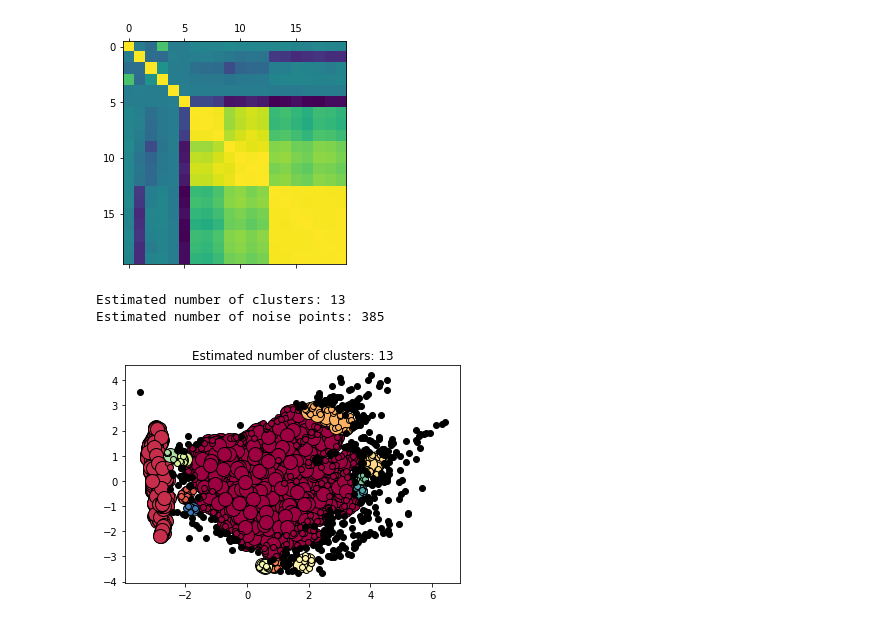
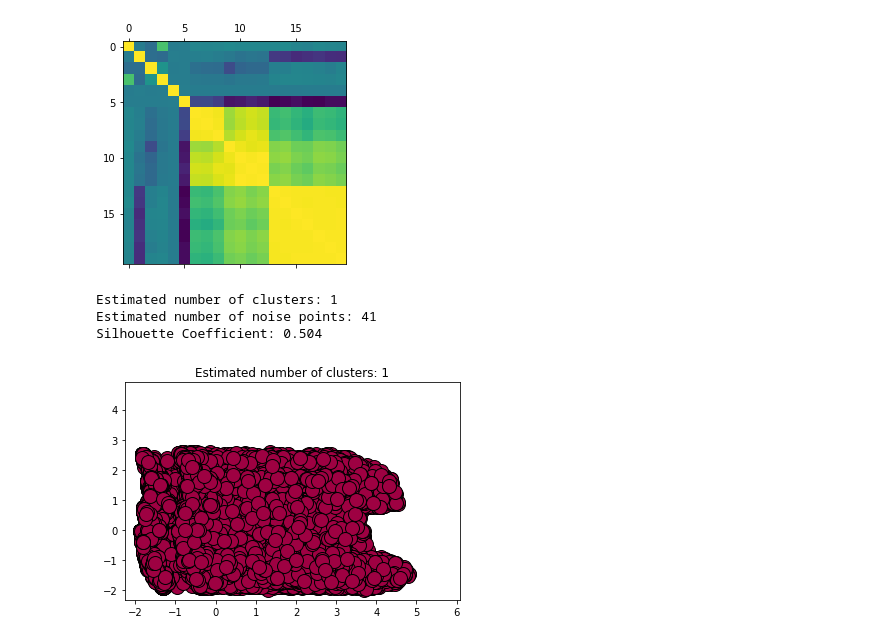
Before and after one commit to joppsterr/iiot-machine-template-generator, a Jupyter notebook: Notebook.ipynb, the cells around one changed output. Drawn from its saved outputs; the diff is of its cells as text; code cells hidden in the pictures.

Commit message:
Updates to clusterer and gitignore

```diff
--- a/Notebook.ipynb
+++ b/Notebook.ipynb
@@ -17,6 +8,15 @@ plt.show()
 # %% [output]
 [figure]
 # %%
+from sklearn import cluster as cl
+from sklearn import metrics
+from sklearn.preprocessing import StandardScaler
+from sklearn.decomposition import PCA
+
+import pandas as pd
+import numpy as np
+import matplotlib.pyplot as plt
+
 def main():
 
     # Read selected dataset
@@ -25,11 +25,14 @@ def main():
     # Select relevant columns of dataset
     # subset = dataset
     # subset = dataset[["Time","CO","Humidity","Temperature","Flow rate","Heater voltage"]]
-    # subset = dataset[["Humidity","Heater voltage"]]
-    subset = corr_df(dataset, 0.8)
+    # subset = dataset[["Time","CO"]]
+    # subset = dataset[["Time","Temperature"]]
+    # subset = dataset[["Time","Flow rate"]]
+    # subset = dataset[["Time","Heater voltage"]]
+    subset = corr_df(dataset, 0.45)
 
     # Reduce rows from 300 000 to specified n
-    small_subset = subset.sample(n=5000)
+    small_subset = subset.sample(n=80000)
 
     # Transform data
     scaled_subset = StandardScaler().fit_transform(small_subset)
@@ -39,7 +42,7 @@ def main():
     pca_subset = pca.fit_transform(scaled_subset)
 
     # Run DBSCAN
-    db = cl.DBSCAN(eps=0.3, min_samples=10).fit(pca_subset)
+    db = cl.DBSCAN(eps=0.5, min_samples=200).fit(pca_subset)
     core_samples_mask = np.zeros_like(db.labels_, dtype=bool)
     core_samples_mask[db.core_sample_indices_] = True
 
@@ -51,7 +54,7 @@ def main():
 
     print('Estimated number of clusters: %d' % n_clusters_)
     print('Estimated number of noise points: %d' % n_noise_)
-    # print("Silhouette Coefficient: %0.3f" % metrics.silhouette_score(pca_subset, labels))
+    print("Silhouette Coefficient: %0.3f" % metrics.silhouette_score(pca_subset, labels))
 
     unique_labels = set(labels)
     colors = [plt.cm.Spectral(each)
@@ -67,7 +70,7 @@ def main():
         plt.plot(xy[:, 0], xy[:, 1], 'o', markerfacecolor=tuple(col), markeredgecolor='k', markersize=14)
 
         xy = pca_subset[class_member_mask & ~core_samples_mask]
-        plt.plot(xy[:, 0], xy[:, 1], 'o', markerfacecolor=tuple(col), markeredgecolor='k', markersize=6)
+        plt.plot(xy[:, 0], xy[:, 1], 'o', markerfacecolor=tuple(col), markeredgecolor='k', markersize=0)
 
     plt.title('Estimated number of clusters: %d' % n_clusters_)
     plt.show()
@@ -83,33 +86,34 @@ def corr_df(x, corr_val):
     '''
 
     # Creates Correlation Matrix and Instantiates
     corr_matrix = x.corr()
     iters = range(len(corr_matrix.columns) - 1)
     drop_cols = []
 
     # Iterates through Correlation Matrix Table to find correlated columns
     for i in iters:
         for j in range(i):
             item = corr_matrix.iloc[j:(j+1), (i+1):(i+2)]
             col = item.columns
             row = item.index
             val = item.values
             if abs(val) >= corr_val:
                 # Prints the correlated feature set and the corr val
                 # print(col.values[0], "|", row.values[0], "|", round(val[0][0], 2))
                 drop_cols.append(i)
 
     drops = sorted(set(drop_cols))[::-1]
 
     # Drops the correlated columns
     for i in drops:
         col = x.iloc[:, (i+1):(i+2)].columns.values
         x = x.drop(col, axis=1)
     return x
 
 if __name__ == '__main__':
     main()
 # %% [output]
-Estimated number of clusters: 13
-Estimated number of noise points: 385
+Estimated number of clusters: 1
+Estimated number of noise points: 41
+Silhouette Coefficient: 0.504
-[figure, old version]
+[figure, new version]
```
Also changed, not shown: parts of 1 cell of this notebook, 2 other files.
